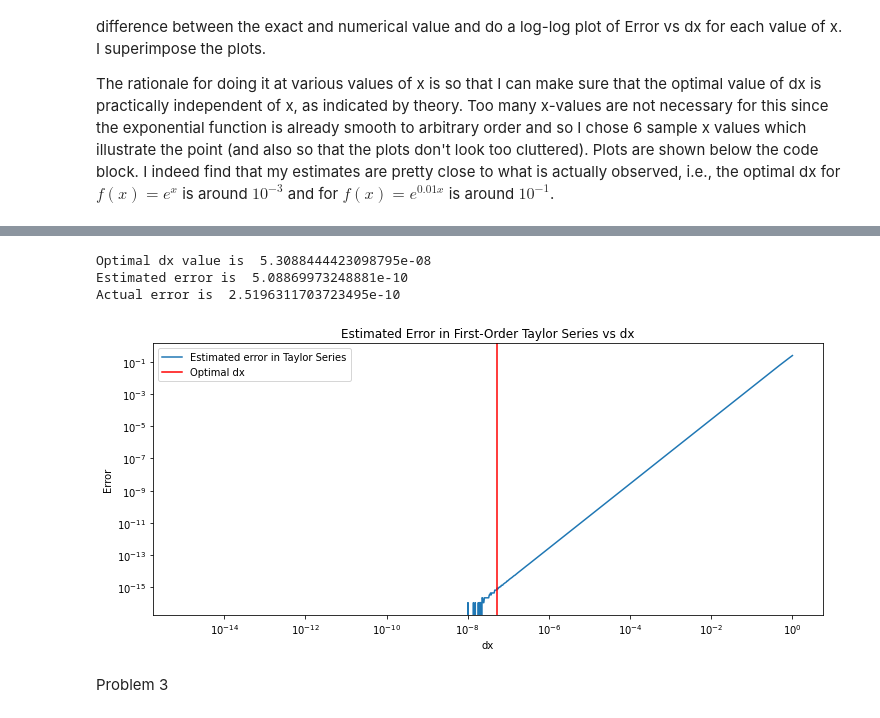
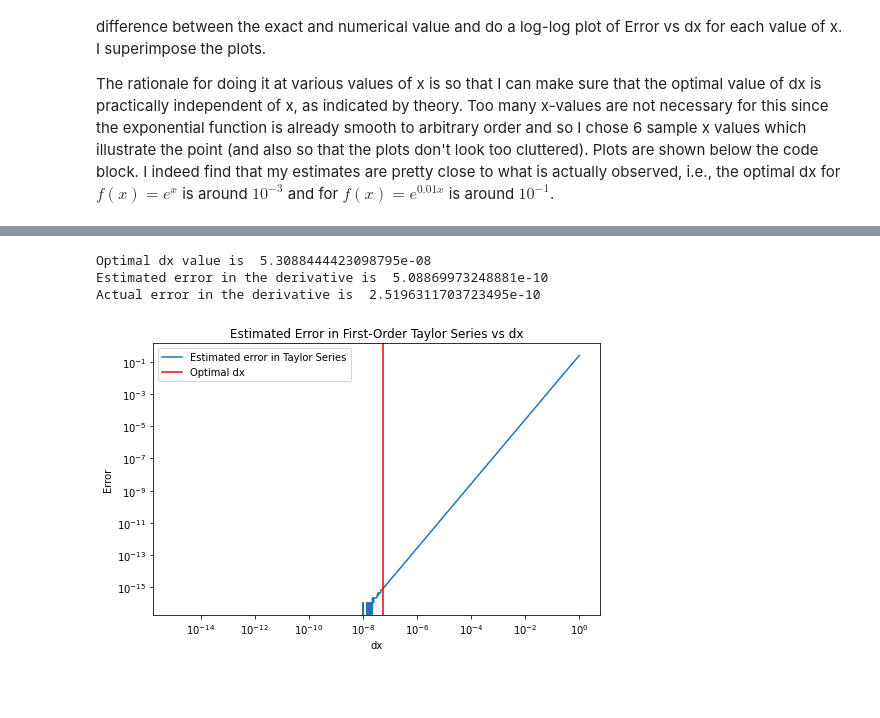
Before and after one commit to nittalas/phys512, a Jupyter notebook: PHYS512 - Assignment1_SammohithNittala.ipynb, the cells around one changed output, grey strips where cells are left out. Saved outputs shown, nothing was run; the diff lists cells and outputs as text; code cells hidden in the pictures; blank space fills up the shorter version.

```diff
--- a/PHYS512 - Assignment1_SammohithNittala.ipynb
+++ b/PHYS512 - Assignment1_SammohithNittala.ipynb
@@ -3,7 +3,6 @@ First, I import all the libraries that will be later useful for writing my code.
 # %%
 import numpy as np
 import matplotlib.pyplot as plt
-plt.rcParams["figure.figsize"] = (12,5)
 # %% [markdown]
 $\textbf{Problem 1}$
 
@@ -74,6 +73,10 @@ def f2(x):
 
 def f2_prime(x):
     return 0.01 * np.exp(0.01 * x)
+
+epsilon = 1E-16
+h1 = ((3*epsilon)/8)**(1/5)
+h2 = 100*h1
 
 
 #Points for evaluating the functions and their derivatives
@@ -89,10 +92,12 @@ min_dx1 = np.zeros(N)
 min_dx2 = np.zeros(N)
 
 #Set-up of a figure for the subplots
+plt.clf()
+plt.rcParams["figure.figsize"] = (18,9)
 fig, axes = plt.subplots(1,2)
 ax1 = axes[0]
 ax2 = axes[1]
-plt.clf()
+
 
 for i in range(N):
     der_f1_exact = f1_prime(x[i])
@@ -105,9 +110,11 @@ for i in range(N):
     ax2.loglog(dx, err2, label = "$x = ${}".format(x[i]))
 
 fig.suptitle("Error vs dx for 4 point central difference first derivative")
+ax1.axvline(x=h1, c='y', label="Theoretical Estimate")
 ax1.set_title("$f(x) = e^{x}$")
 ax1.set_xlabel("dx")
 ax1.set_ylabel("Error")
+ax2.axvline(x=h2, c='y', label="Theoretical Estimate")
 ax2.set_title("$f(x) = e^{0.01x}$")
 ax2.set_xlabel("dx")
 ax2.set_ylabel("Error")
@@ -136,6 +144,7 @@ with $\epsilon = 10^{-16}$ in this case. Finally, depending on whether full=True
 As a trial, I use $f(x) = \cos{x}$ and evaluate the derivative at x=1. The plot and the values printed below the code correspond to this test case. As can be seen, the error estimate is also in the correct order of magnitude! (Although I am not fully certain if it would work for, say $\cos{0.01x}$.)
 # %%
 plt.ion()
+plt.rcParams["figure.figsize"] = (8,5)
 
 def optimal_dx(fun,x):
 
@@ -167,37 +176,35 @@ def optimal_dx(fun,x):
     return optimal_dx_value
 
 def ndiff(fun, x, full=False):
 
     # Compute optimal dx value
     dx = optimal_dx(fun,x)
 
     # Compute the central difference derivative
     num_der_fun = (fun(x+dx) - fun(x-dx))/(2*dx)
 
     # Numerical Precision
     epsilon = 1E-16
 
     # Error Estimate from formula given above
     estimated_error = np.abs(fun(x)*epsilon/2/dx)
 
     # Return results based on truth value of "full"
     if full==True:
         return num_der_fun, dx, estimated_error
     elif full==False:
         return num_der_fun
 
 
 # Test with some function and value of x
 fun = np.cos
 derivative, dx, error = ndiff(fun, x=1.0, full=True)
 
 # Print Estimated and Actual Errors
-print("Estimated error is ", error)
-print("Actual error is ", np.abs(-np.sin(1.0) - derivative))
+print("Estimated error in the derivative is ", error)
+print("Actual error in the derivative is ", np.abs(-np.sin(1.0) - derivative))
 # %% [output]
 Optimal dx value is  5.3088444423098795e-08
-Estimated error is  5.08869973248881e-10
-Actual error is  2.5196311703723495e-10
+Estimated error in the derivative is  5.08869973248881e-10
+Actual error in the derivative is  2.5196311703723495e-10
-[figure, old version]
+[figure, new version]
-# %% [markdown]
-Problem 3
```
Also changed, not shown: parts of 42 cells of this notebook.
